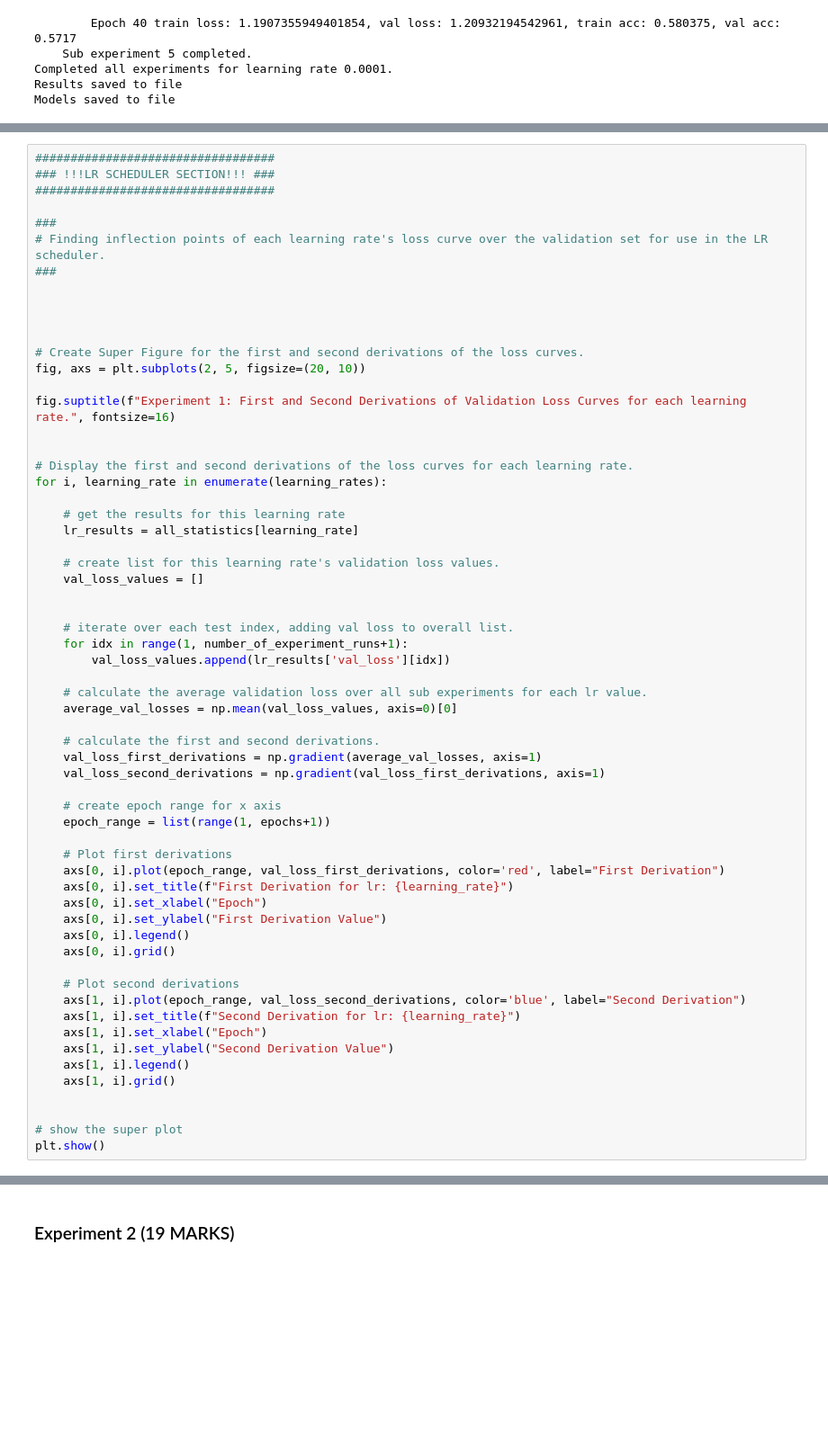
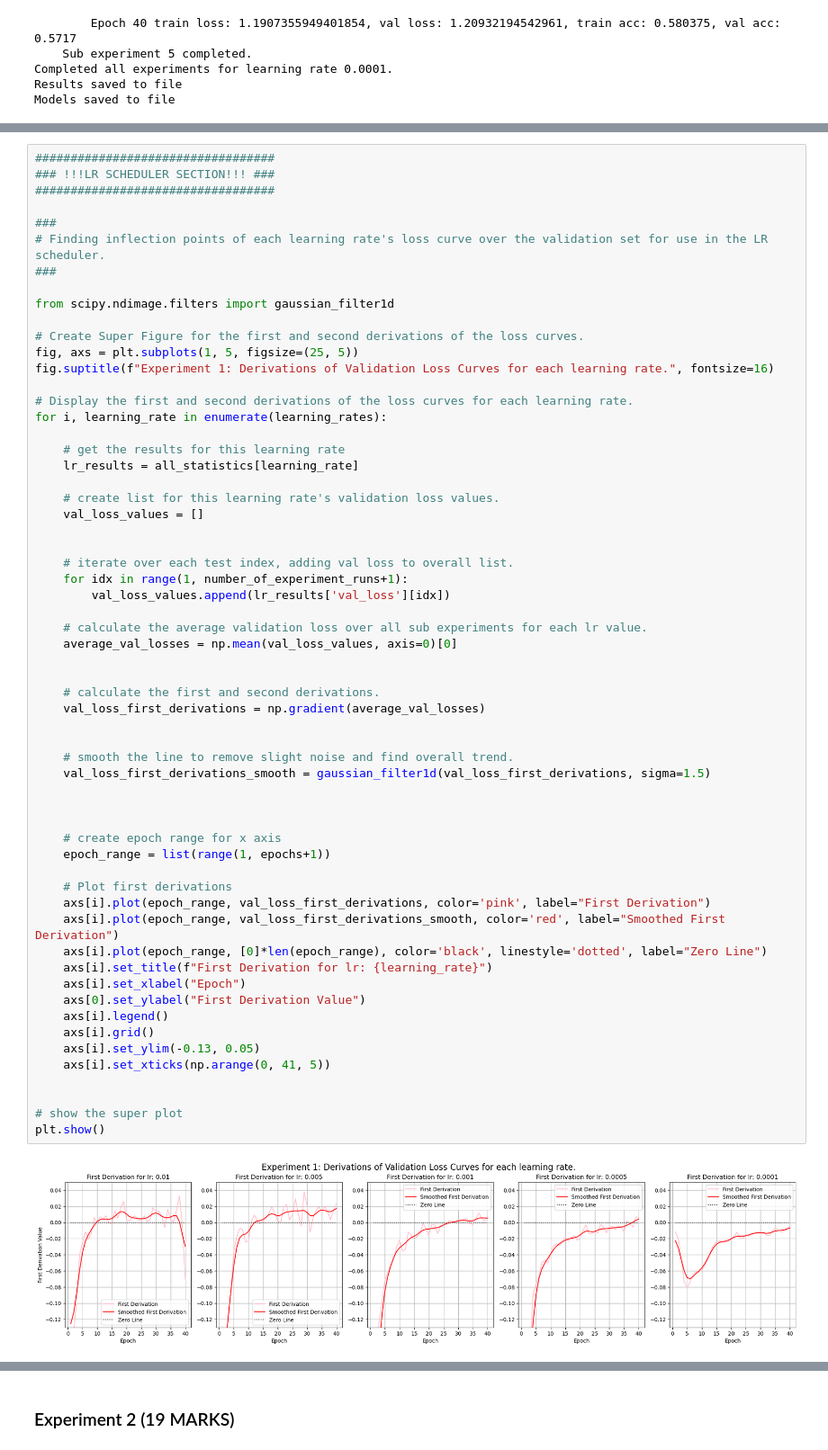
Before and after one commit to Dents6679/cifar10_nn_experiments, a Jupyter notebook: 246518.ipynb, the cells around one changed output, grey strips where cells are left out. Shown: that part at 90% size. Saved outputs shown, nothing was run; the diff lists cells and outputs as text; blank space fills up the shorter version.

```diff
--- a/246518.ipynb
+++ b/246518.ipynb
@@ -868,58 +886,59 @@ plt.show()
 # Finding inflection points of each learning rate's loss curve over the validation set for use in the LR scheduler.
 ###
 
-
-
+from scipy.ndimage.filters import gaussian_filter1d
 
 # Create Super Figure for the first and second derivations of the loss curves.
-fig, axs = plt.subplots(2, 5, figsize=(20, 10))
-
-fig.suptitle(f"Experiment 1: First and Second Derivations of Validation Loss Curves for each learning rate.", fontsize=16)
-
+fig, axs = plt.subplots(1, 5, figsize=(25, 5))
+fig.suptitle(f"Experiment 1: Derivations of Validation Loss Curves for each learning rate.", fontsize=16)
 
 # Display the first and second derivations of the loss curves for each learning rate.
 for i, learning_rate in enumerate(learning_rates):
 
     # get the results for this learning rate
     lr_results = all_statistics[learning_rate]
 
     # create list for this learning rate's validation loss values.
     val_loss_values = []
 
 
     # iterate over each test index, adding val loss to overall list.
     for idx in range(1, number_of_experiment_runs+1):
         val_loss_values.append(lr_results['val_loss'][idx])
 
     # calculate the average validation loss over all sub experiments for each lr value.
     average_val_losses = np.mean(val_loss_values, axis=0)[0]
 
+
     # calculate the first and second derivations.
-    val_loss_first_derivations = np.gradient(average_val_losses, axis=1)
-    val_loss_second_derivations = np.gradient(val_loss_first_derivations, axis=1)
+    val_loss_first_derivations = np.gradient(average_val_losses)
+
+
+    # smooth the line to remove slight noise and find overall trend.
+    val_loss_first_derivations_smooth = gaussian_filter1d(val_loss_first_derivations, sigma=1.5)
+
+
 
     # create epoch range for x axis
     epoch_range = list(range(1, epochs+1))
 
     # Plot first derivations
-    axs[0, i].plot(epoch_range, val_loss_first_derivations, color='red', label="First Derivation")
-    axs[0, i].set_title(f"First Derivation for lr: {learning_rate}")
-    axs[0, i].set_xlabel("Epoch")
-    axs[0, i].set_ylabel("First Derivation Value")
-    axs[0, i].legend()
-    axs[0, i].grid()
-
-    # Plot second derivations
-    axs[1, i].plot(epoch_range, val_loss_second_derivations, color='blue', label="Second Derivation")
-    axs[1, i].set_title(f"Second Derivation for lr: {learning_rate}")
-    axs[1, i].set_xlabel("Epoch")
-    axs[1, i].set_ylabel("Second Derivation Value")
-    axs[1, i].legend()
-    axs[1, i].grid()
+    axs[i].plot(epoch_range, val_loss_first_derivations, color='pink', label="First Derivation")
+    axs[i].plot(epoch_range, val_loss_first_derivations_smooth, color='red', label="Smoothed First Derivation")
+    axs[i].plot(epoch_range, [0]*len(epoch_range), color='black', linestyle='dotted', label="Zero Line")
+    axs[i].set_title(f"First Derivation for lr: {learning_rate}")
+    axs[i].set_xlabel("Epoch")
+    axs[0].set_ylabel("First Derivation Value")
+    axs[i].legend()
+    axs[i].grid()
+    axs[i].set_ylim(-0.13, 0.05)
+    axs[i].set_xticks(np.arange(0, 41, 5))
 
 
 # show the super plot
 plt.show()
+# %% [output]
+[figure, added]
 # %%
 
 
```
Also changed, not shown: parts of 12 cells of this notebook, 2 other files.
